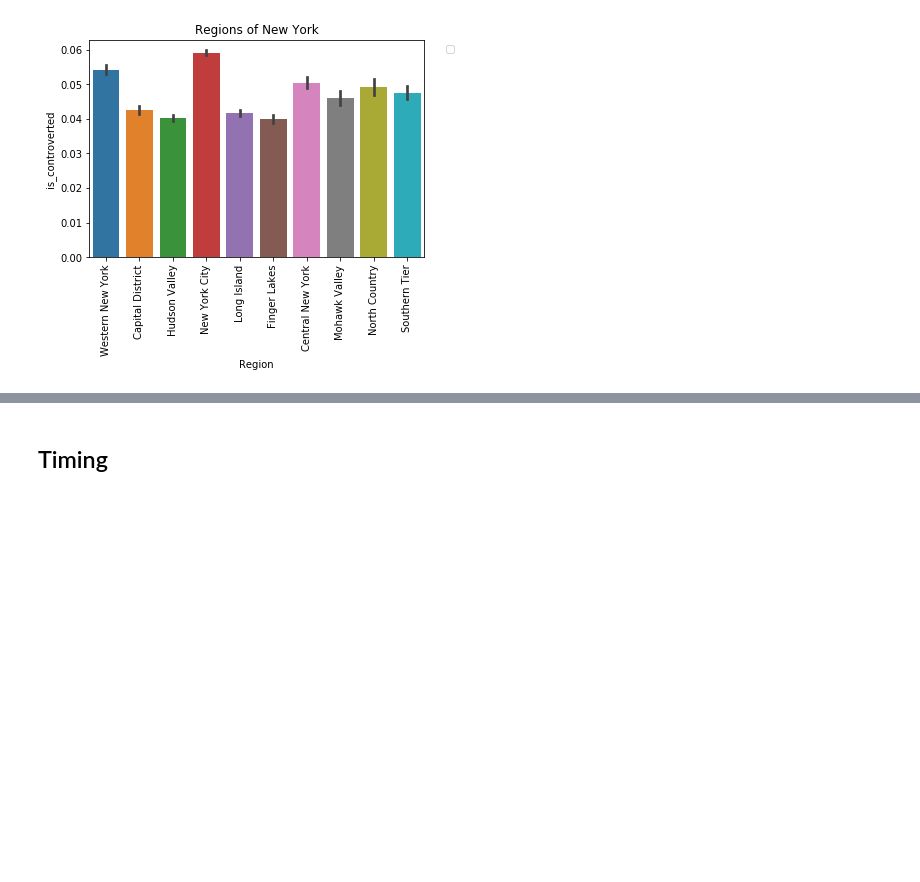
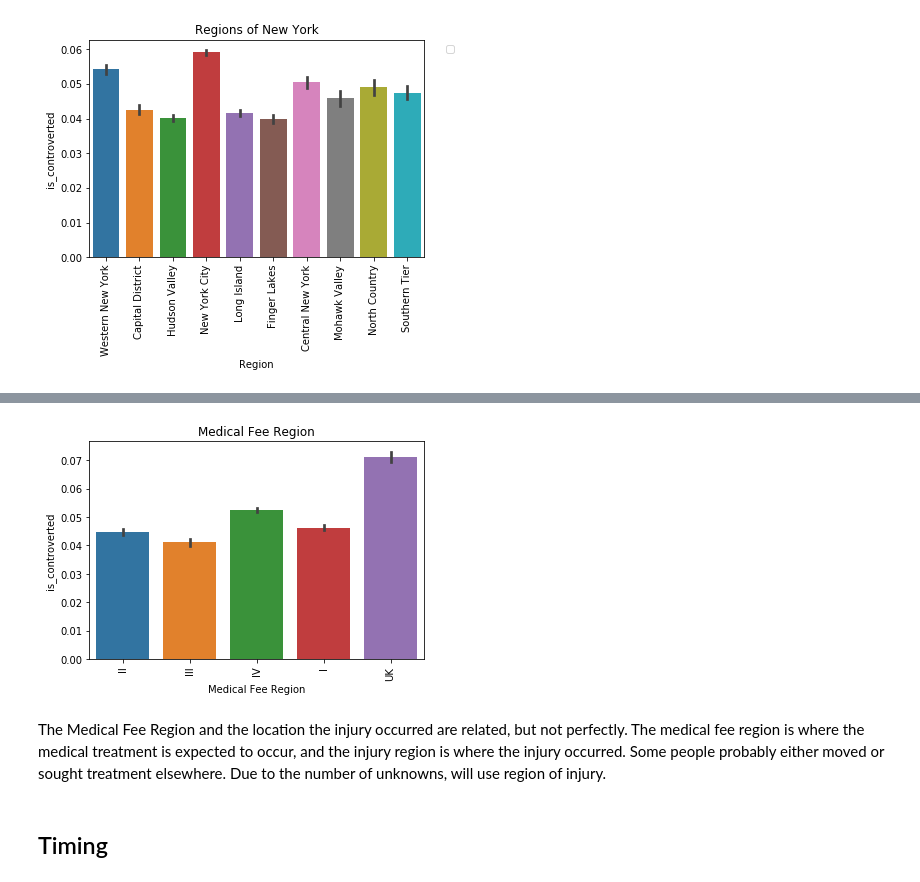
Before and after one commit to cbevis/U3_Capstone, a Jupyter notebook: NYS_Assembled_Workers2.ipynb, the cells around one changed output, grey strips where cells are left out. Saved outputs shown, nothing was run; the diff lists cells and outputs as text; code cells hidden in the pictures; blank space fills up the shorter version.

```diff
--- a/NYS_Assembled_Workers2.ipynb
+++ b/NYS_Assembled_Workers2.ipynb
@@ -361,3 +389,12 @@ From these two plots we can see that there is an effect from the region of the s
+# %%
+sns.barplot(x='Medical Fee Region', y='is_controverted', data=df)
+plt.xticks(rotation=90)
+plt.title('Medical Fee Region')
+plt.show()
+# %% [output]
+[figure, added]
+# %% [markdown]
+The Medical Fee Region and the location the injury occurred are related, but not perfectly. The medical fee region is where the medical treatment is expected to occur, and the injury region is where the injury occurred. Some people probably either moved or sought treatment elsewhere.  Due to the number of unknowns, will use region of injury.
 # %% [markdown]
 ## Timing
 # %%
```
Also changed, not shown: parts of 33 cells of this notebook.
